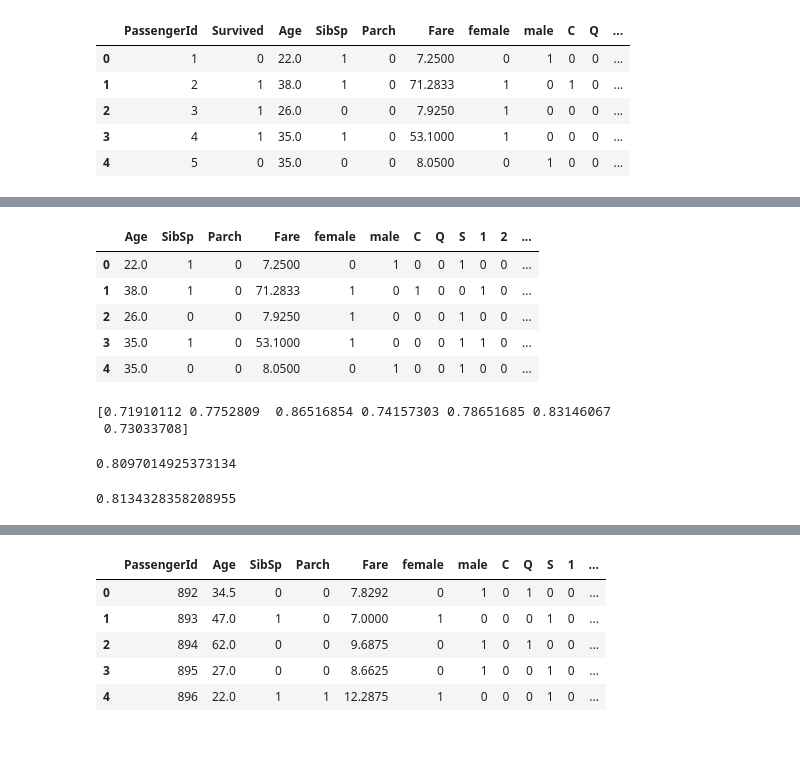
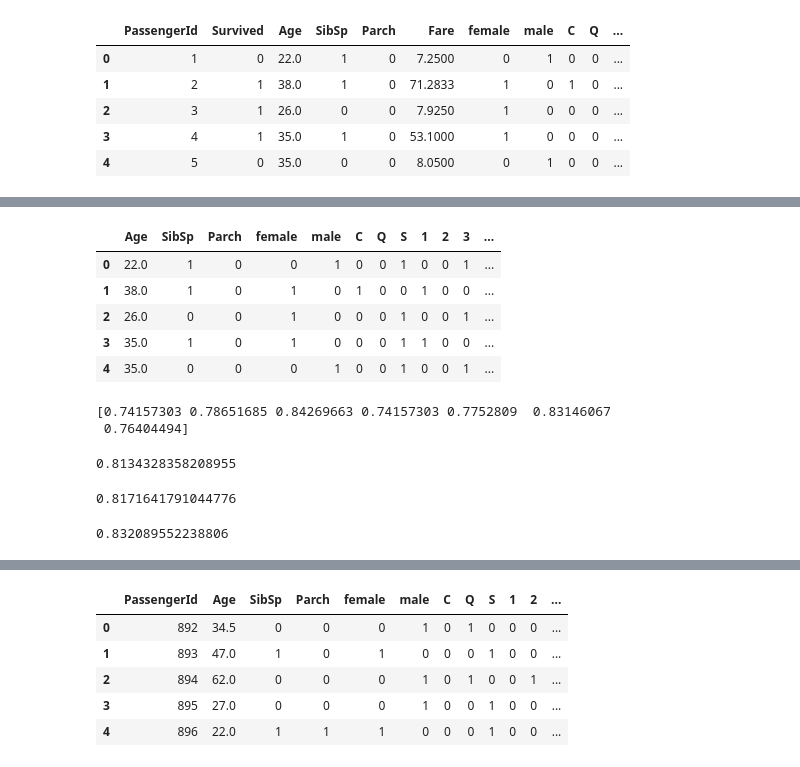
Before and after one commit to killswitchh/machine-learning-eda, a Jupyter notebook: titanic_challenge/titanic_challenge.ipynb, the cells around one changed output, grey strips where cells are left out. Drawn from its saved outputs; the diff is of its cells as text; code cells hidden in the pictures.

```diff
--- a/titanic_challenge/titanic_challenge.ipynb
+++ b/titanic_challenge/titanic_challenge.ipynb
@@ -165,15 +165,15 @@ train.describe()
 | max | 891.000000 | 1.000000 | 80.000000 | 8.000000 | 6.000000 | 512.329200 | 1.000000 | 1.000000 | 1.000000 | 1.000000 | ... |
 # %%
 y = train['Survived']
-X = train.drop(['Survived' , "PassengerId"] , axis=1)
+X = train.drop(['Survived' , "PassengerId" , "Fare"] , axis=1)
 X.head()
 # %% [output]
-|  | Age | SibSp | Parch | Fare | female | male | C | Q | S | 1 | 2 | ... |
-| 0 | 22.0 | 1 | 0 | 7.2500 | 0 | 1 | 0 | 0 | 1 | 0 | 0 | ... |
-| 1 | 38.0 | 1 | 0 | 71.2833 | 1 | 0 | 1 | 0 | 0 | 1 | 0 | ... |
-| 2 | 26.0 | 0 | 0 | 7.9250 | 1 | 0 | 0 | 0 | 1 | 0 | 0 | ... |
-| 3 | 35.0 | 1 | 0 | 53.1000 | 1 | 0 | 0 | 0 | 1 | 1 | 0 | ... |
-| 4 | 35.0 | 0 | 0 | 8.0500 | 0 | 1 | 0 | 0 | 1 | 0 | 0 | ... |
+|  | Age | SibSp | Parch | female | male | C | Q | S | 1 | 2 | 3 | ... |
+| 0 | 22.0 | 1 | 0 | 0 | 1 | 0 | 0 | 1 | 0 | 0 | 1 | ... |
+| 1 | 38.0 | 1 | 0 | 1 | 0 | 1 | 0 | 0 | 1 | 0 | 0 | ... |
+| 2 | 26.0 | 0 | 0 | 1 | 0 | 0 | 0 | 1 | 0 | 0 | 1 | ... |
+| 3 | 35.0 | 1 | 0 | 1 | 0 | 0 | 0 | 1 | 1 | 0 | 0 | ... |
+| 4 | 35.0 | 0 | 0 | 0 | 1 | 0 | 0 | 1 | 0 | 0 | 1 | ... |
 # %%
 from sklearn.model_selection import train_test_split
 
@@ -190,20 +190,22 @@ print(cv)
 y_pred = model.predict(X_test)
 accuracy_score(y_test,y_pred)
 # %% [output]
-[0.71910112 0.7752809  0.86516854 0.74157303 0.78651685 0.83146067
- 0.73033708]
+[0.74157303 0.78651685 0.84269663 0.74157303 0.7752809  0.83146067
+ 0.76404494]
-0.8097014925373134
+0.8134328358208955
 # %%
 from sklearn import ensemble
 classifier = ensemble.RandomForestClassifier(n_estimators=130)
 classifier.fit(X_train , y_train)
 classifier.score(X_test , y_test)
 # %% [output]
-0.8134328358208955
+0.8171641791044776
 # %%
-# classifier = ensemble.GradientBoostingClassifier(n_estimators=50)
-# classifier.fit(X_train , y_train)
-# classifier.score(X_test, y_test)
+classifier = ensemble.GradientBoostingClassifier(n_estimators=50)
+classifier.fit(X_train , y_train)
+classifier.score(X_test, y_test)
+# %% [output]
+0.832089552238806
 # %%
 # pre_processing test data
 cols = ["Ticket" , "Cabin"]
@@ -247,17 +249,17 @@ test.head()
 | 3 | 895 | Wirz, Mr. Albert | 27.0 | 0 | 0 | 8.6625 | 0 | 1 | 0 | 0 | 1 | ... |
 | 4 | 896 | Hirvonen, Mrs. Alexander (Helga E... | 22.0 | 1 | 1 | 12.2875 | 1 | 0 | 0 | 0 | 1 | ... |
 # %%
-cols = ["Name"]
+cols = ["Name" , "Fare"]
 test.drop(cols , axis=1 ,inplace=True)
 test['Title'] = label.fit_transform(list(test['Title'].values))
 test.head()
 # %% [output]
-|  | PassengerId | Age | SibSp | Parch | Fare | female | male | C | Q | S | 1 | ... |
-| 0 | 892 | 34.5 | 0 | 0 | 7.8292 | 0 | 1 | 0 | 1 | 0 | 0 | ... |
-| 1 | 893 | 47.0 | 1 | 0 | 7.0000 | 1 | 0 | 0 | 0 | 1 | 0 | ... |
-| 2 | 894 | 62.0 | 0 | 0 | 9.6875 | 0 | 1 | 0 | 1 | 0 | 0 | ... |
-| 3 | 895 | 27.0 | 0 | 0 | 8.6625 | 0 | 1 | 0 | 0 | 1 | 0 | ... |
-| 4 | 896 | 22.0 | 1 | 1 | 12.2875 | 1 | 0 | 0 | 0 | 1 | 0 | ... |
+|  | PassengerId | Age | SibSp | Parch | female | male | C | Q | S | 1 | 2 | ... |
+| 0 | 892 | 34.5 | 0 | 0 | 0 | 1 | 0 | 1 | 0 | 0 | 0 | ... |
+| 1 | 893 | 47.0 | 1 | 0 | 1 | 0 | 0 | 0 | 1 | 0 | 0 | ... |
+| 2 | 894 | 62.0 | 0 | 0 | 0 | 1 | 0 | 1 | 0 | 0 | 1 | ... |
+| 3 | 895 | 27.0 | 0 | 0 | 0 | 1 | 0 | 0 | 1 | 0 | 0 | ... |
+| 4 | 896 | 22.0 | 1 | 1 | 1 | 0 | 0 | 0 | 1 | 0 | 0 | ... |
 # %%
 X_res = test.drop(["PassengerId"] , axis = 1)
 X_res.head()
```
Also changed, not shown: parts of 4 cells of this notebook, 4 other files.
